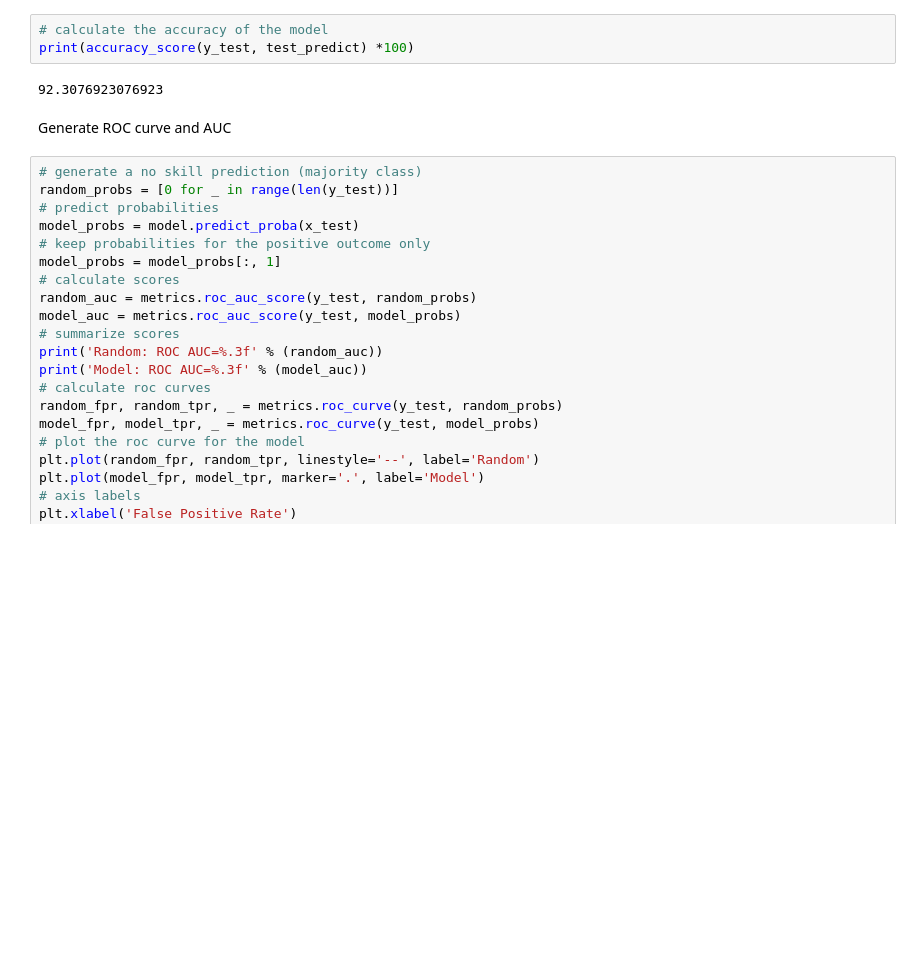
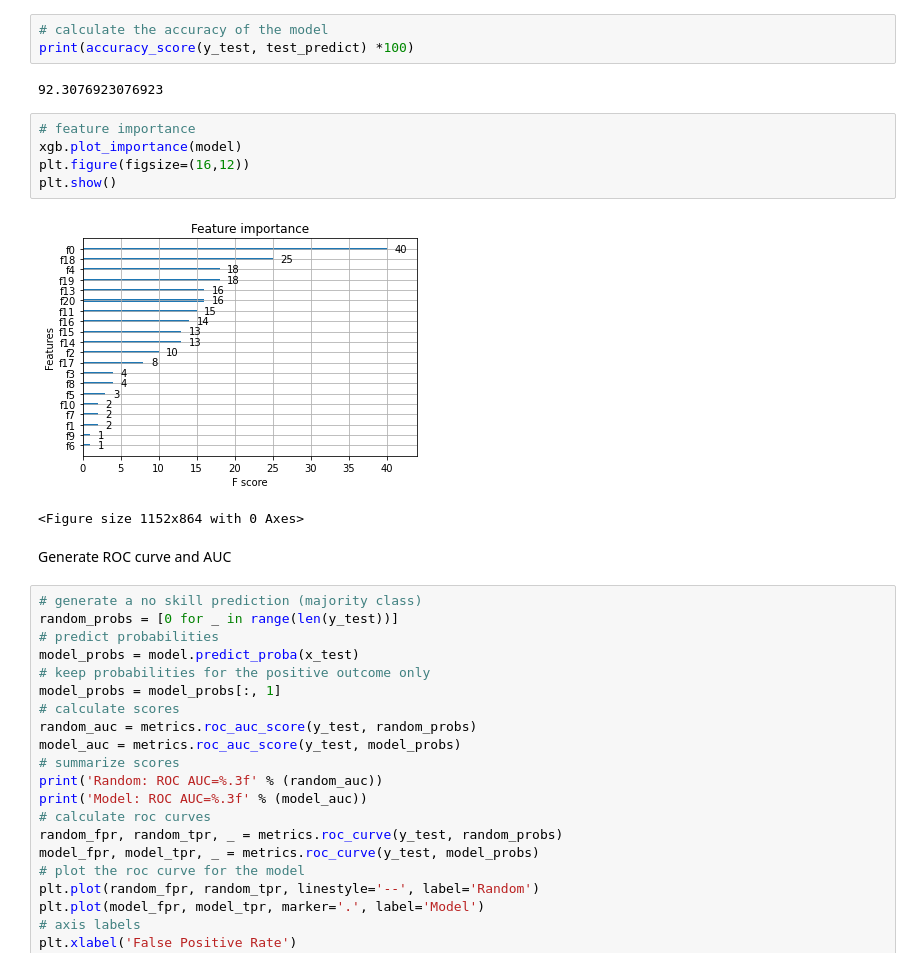
Before and after one commit to kinjjalmehta/ParkinsonsDisease, a Jupyter notebook: parkinsons.ipynb, the cells around one changed output. Saved outputs shown, nothing was run; the diff lists cells and outputs as text; blank space fills up the shorter version.

```diff
--- a/parkinsons.ipynb
+++ b/parkinsons.ipynb
@@ -129,6 +131,14 @@ test_predict = model.predict(x_test)    # testing data
 print(accuracy_score(y_test, test_predict) *100)
 # %% [output]
 92.3076923076923
+# %%
+# feature importance
+xgb.plot_importance(model)
+plt.figure(figsize=(16,12))
+plt.show()
+# %% [output]
+[figure, added]
+<Figure size 1152x864 with 0 Axes>
 # %% [markdown]
 Generate ROC curve and AUC
 # %%
```
Also changed, not shown: parts of 9 cells of this notebook.
